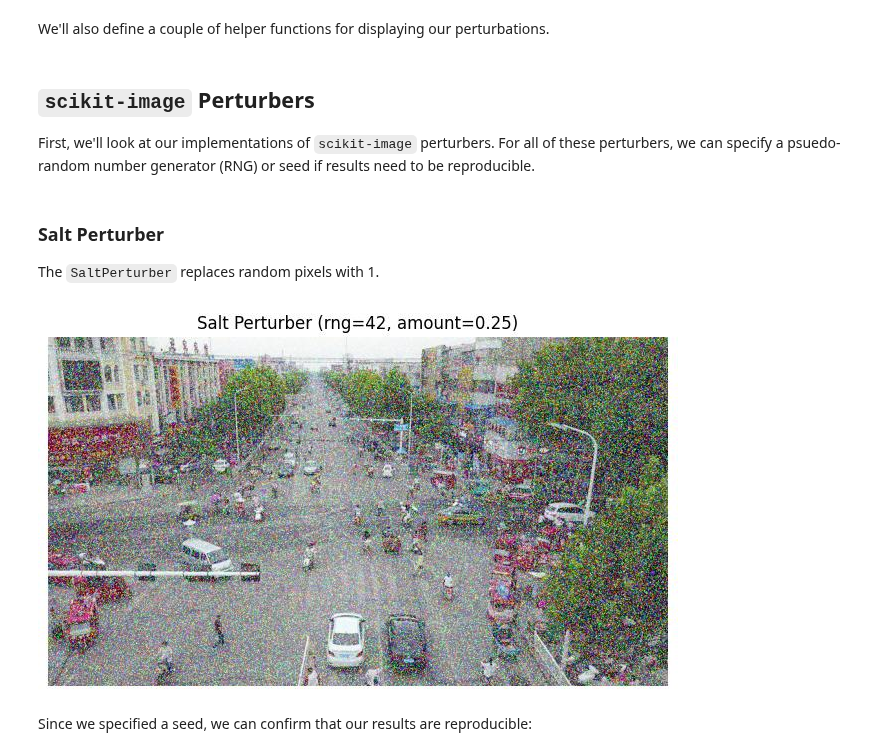
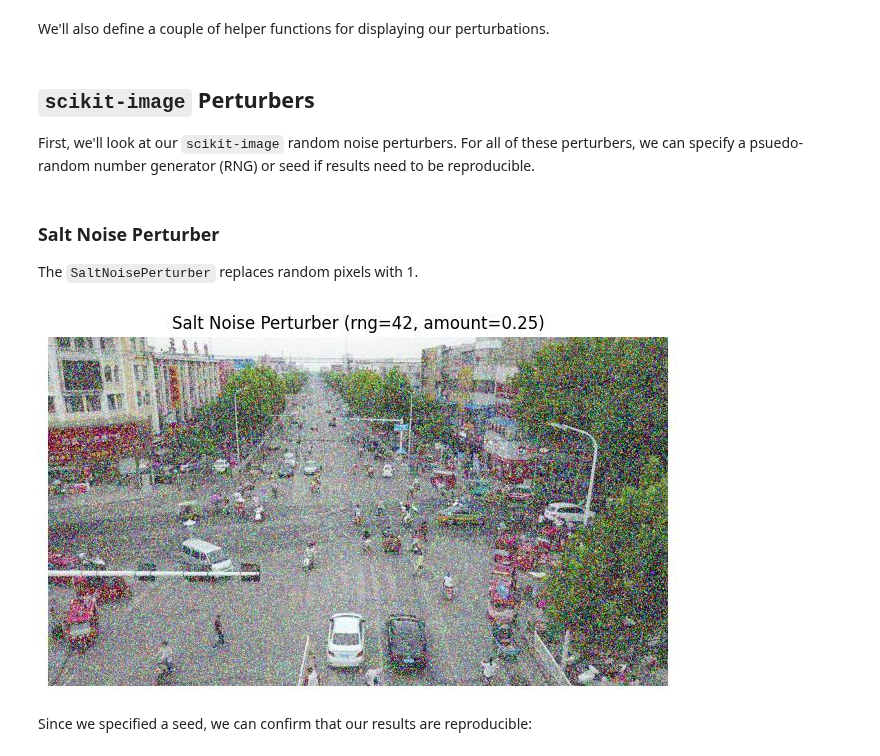
Before and after one commit to Kitware/nrtk, a Jupyter notebook: examples/perturbers.ipynb, the cells around one changed output. Drawn from its saved outputs; the diff is of its cells as text; code cells hidden in the pictures.

```diff
--- a/examples/perturbers.ipynb
+++ b/examples/perturbers.ipynb
@@ -82,23 +91,23 @@ def config_to_str(config: Dict[str, Any]) -> str:
 # %% [markdown]
 ## `scikit-image` Perturbers <a name="scikit-image-perturbers"></a>
 
-First, we'll look at our implementations of `scikit-image` perturbers. For all of these perturbers, we can specify a psuedo-random number generator (RNG) or seed if results need to be reproducible.
+First, we'll look at our `scikit-image` random noise perturbers. For all of these perturbers, we can specify a psuedo-random number generator (RNG) or seed if results need to be reproducible.
 # %% [markdown]
-### Salt Perturber <a name="salt-perturber"></a>
+### Salt Noise Perturber <a name="salt-noise-perturber"></a>
 
-The `SaltPerturber` replaces random pixels with 1.
+The `SaltNoisePerturber` replaces random pixels with 1.
 # %%
 seed = 42
 amount = 0.25
 
-salt_perturber = SaltPerturber(
+salt_noise_perturber = SaltNoisePerturber(
     rng=seed,
     amount=amount
 )
-salt_out = salt_perturber(img)
-display(salt_out, f"Salt Perturber {config_to_str(salt_perturber.get_config())}")
+salt_noise_out = salt_noise_perturber(img)
+display(salt_noise_out, f"Salt Noise Perturber {config_to_str(salt_noise_perturber.get_config())}")
 # %% [output]
-[figure, old version]
+[figure, new version]
 # %% [markdown]
 Since we specified a seed, we can confirm that our results are reproducible:
 # %%
```
Also changed, not shown: parts of 19 cells of this notebook, 11 other files.
